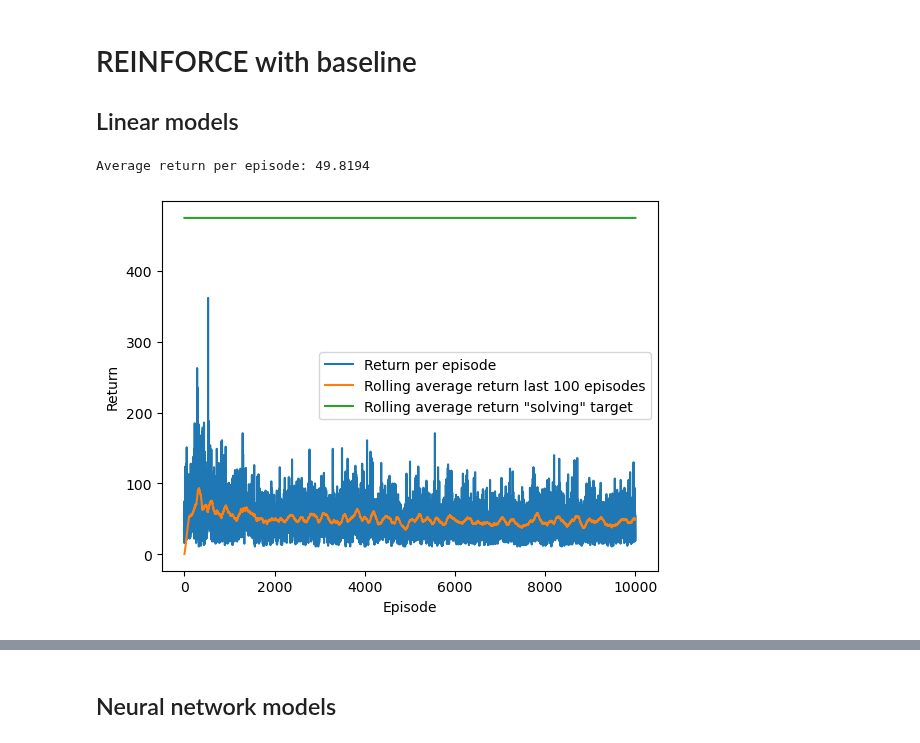
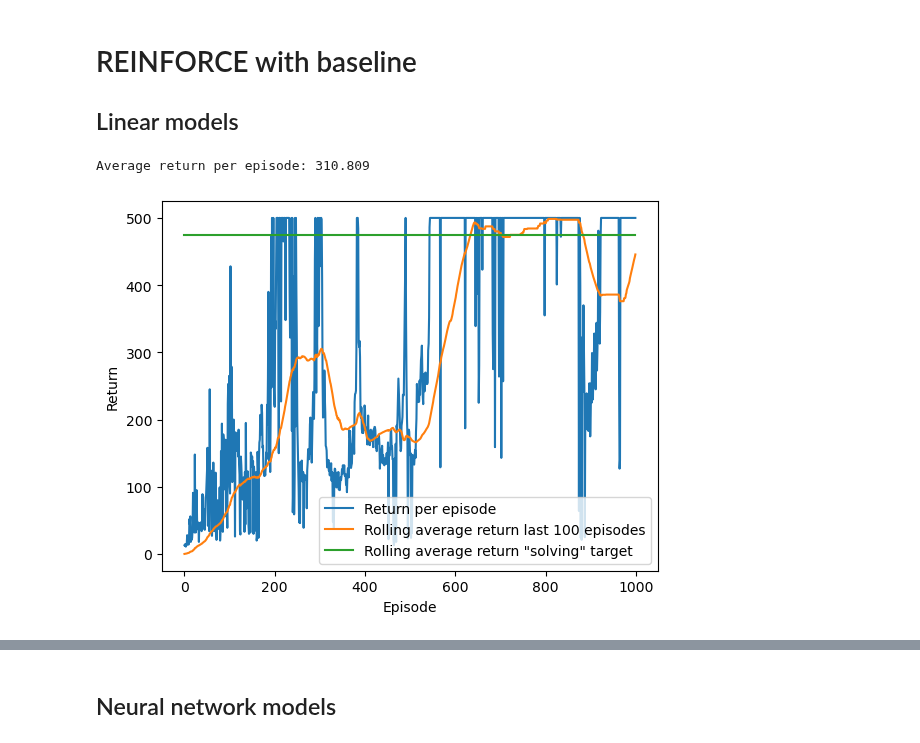
Before and after one commit to CarlFredriksson/rl-gymnasium-training, a Jupyter notebook: CartPole/cart_pole_reinforce.ipynb, the cells around one changed output, grey strips where cells are left out. Cells and saved outputs as stored; diff of their text form; code cells hidden in the pictures.

```diff
--- a/CartPole/cart_pole_reinforce.ipynb
+++ b/CartPole/cart_pole_reinforce.ipynb
@@ -49,0 +60,12 @@ Average return per episode: 47.8944
+# %%
+env = gym.make(ENVIRONMENT_ID)
+policy_model = torch.nn.Sequential(
+    torch.nn.Linear(env.observation_space.shape[0], env.action_space.n),
+    torch.nn.Softmax(dim=1)
+).to(device)
+optimizer = torch.optim.SGD(policy_model.parameters(), lr=0.01)
+returns, states, actions, rewards = policy_gradient_methods.train_episodic_reinforce(
+    env, policy_model, optimizer, device, RNG_SEED, NUM_EPISODES, GAMMA, GRAD_CLIP_VALUE
+)
+env.close()
+utils.plot_returns(returns, env.spec.reward_threshold)
@@ -57,7 +82,7 @@ policy_model = models.create_simple_nn(
     NN_HIDDEN_LAYER_SIZES,
     output_activation="softmax"
 ).to(device)
-optimizer = torch.optim.AdamW(policy_model.parameters(), lr=0.001, amsgrad=True)
+optimizer = torch.optim.SGD(policy_model.parameters(), lr=0.01)
 returns, states, actions, rewards = policy_gradient_methods.train_episodic_reinforce(
     env, policy_model, optimizer, device, RNG_SEED, NUM_EPISODES, GAMMA, GRAD_CLIP_VALUE
 )
@@ -68,0 +94,14 @@ Average return per episode: 53.7984
+# %%
+env = gym.make(ENVIRONMENT_ID)
+policy_model = models.create_simple_nn(
+    env.observation_space.shape[0],
+    env.action_space.n,
+    NN_HIDDEN_LAYER_SIZES,
+    output_activation="softmax"
+).to(device)
+optimizer = torch.optim.SGD(policy_model.parameters(), lr=0.01)
+returns, states, actions, rewards = policy_gradient_methods.train_episodic_reinforce(
+    env, policy_model, optimizer, device, RNG_SEED, NUM_EPISODES, GAMMA, GRAD_CLIP_VALUE
+)
+env.close()
+utils.plot_returns(returns, env.spec.reward_threshold)
@@ -68,0 +111,14 @@ Average return per episode: 53.7984
+# %%
+env = gym.make(ENVIRONMENT_ID)
+policy_model = models.create_simple_nn(
+    env.observation_space.shape[0],
+    env.action_space.n,
+    NN_HIDDEN_LAYER_SIZES,
+    output_activation="softmax"
+).to(device)
+optimizer = torch.optim.SGD(policy_model.parameters(), lr=0.01)
+returns, states, actions, rewards = policy_gradient_methods.train_episodic_reinforce(
+    env, policy_model, optimizer, device, RNG_SEED, NUM_EPISODES, GAMMA, GRAD_CLIP_VALUE
+)
+env.close()
+utils.plot_returns(returns, env.spec.reward_threshold)
@@ -73,17 +132,17 @@ Average return per episode: 53.7984
 # %%
 env = gym.make(ENVIRONMENT_ID)
 policy_model = torch.nn.Sequential(
     torch.nn.Linear(env.observation_space.shape[0], env.action_space.n),
-    torch.nn.Softmax(dim=0)
+    torch.nn.Softmax(dim=1)
 ).to(device)
 value_model = torch.nn.Linear(env.observation_space.shape[0], 1).to(device)
 policy_optimizer = torch.optim.SGD(policy_model.parameters(), lr=0.01)
 value_optimizer = torch.optim.SGD(value_model.parameters(), lr=0.01)
 returns, states, actions, rewards = policy_gradient_methods.train_episodic_reinforce_with_baseline(
     env, policy_model, value_model, policy_optimizer, value_optimizer, device, RNG_SEED, NUM_EPISODES, GAMMA, GRAD_CLIP_VALUE
 )
 env.close()
 utils.plot_returns(returns, env.spec.reward_threshold)
 # %% [output]
-Average return per episode: 49.8194
+Average return per episode: 310.809
-[figure, old version]
+[figure, new version]
```
Also changed, not shown: parts of 14 cells of this notebook, 2 other files.
